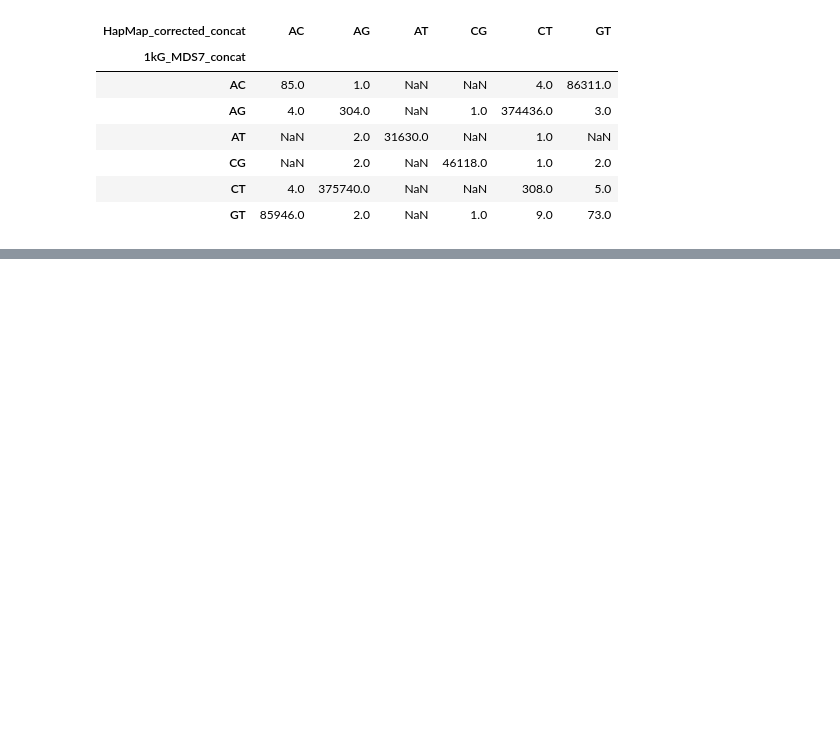
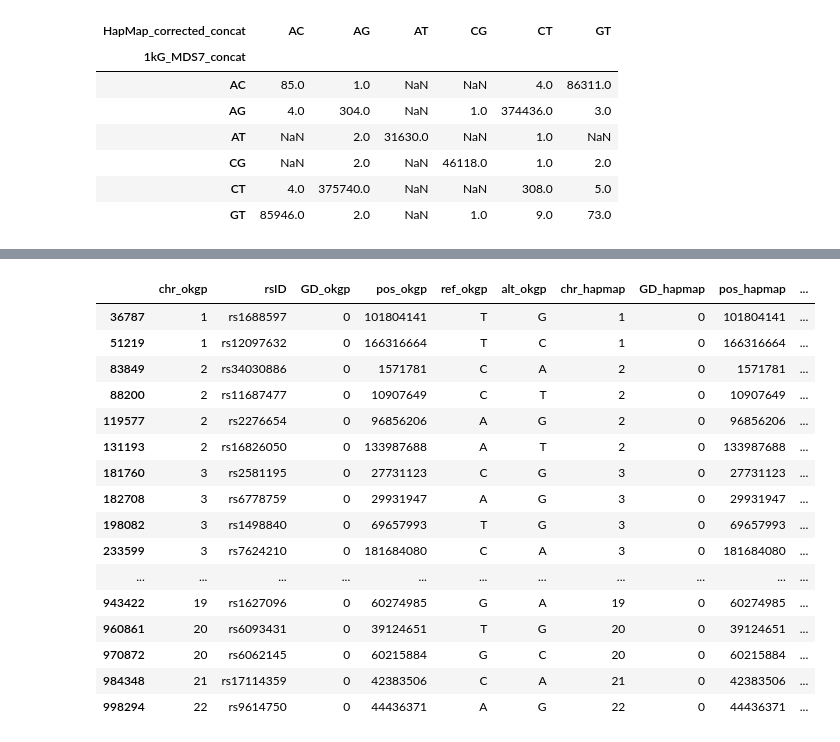
Before and after one commit to Truongphi20/GWA_tutorial, a Jupyter notebook: survey/merge_hapmap_and_okgp/quick_check.ipynb, the cells around one changed output, grey strips where cells are left out. Saved outputs shown, nothing was run; the diff lists cells and outputs as text; code cells hidden in the pictures; blank space fills up the shorter version.

Commit message:
update: apply python script to check strand flipping problem

```diff
--- a/survey/merge_hapmap_and_okgp/quick_check.ipynb
+++ b/survey/merge_hapmap_and_okgp/quick_check.ipynb
@@ -284,0 +350,23 @@ check_trans(hapmap_file, okgp_file, "HapMap_corrected", "1kG_MDS7", use_ref_snps
+# %%
+drop_table = merge_table[~merge_table["check_flipping"]].copy()
+drop_table["check_dropping"] = drop_table["okgp_concat"] != drop_table["hapmap_concat"]
+drop_table = drop_table[drop_table["check_dropping"]]
+drop_table
+# %% [output]
+|  | chr_okgp | rsID | GD_okgp | pos_okgp | ref_okgp | alt_okgp | chr_hapmap | GD_hapmap | pos_hapmap | ... |
+| 36787 | 1 | rs1688597 | 0 | 101804141 | T | G | 1 | 0 | 101804141 | ... |
+| 51219 | 1 | rs12097632 | 0 | 166316664 | T | C | 1 | 0 | 166316664 | ... |
+| 83849 | 2 | rs34030886 | 0 | 1571781 | C | A | 2 | 0 | 1571781 | ... |
+| 88200 | 2 | rs11687477 | 0 | 10907649 | C | T | 2 | 0 | 10907649 | ... |
+| 119577 | 2 | rs2276654 | 0 | 96856206 | A | G | 2 | 0 | 96856206 | ... |
+| 131193 | 2 | rs16826050 | 0 | 133987688 | A | T | 2 | 0 | 133987688 | ... |
+| 181760 | 3 | rs2581195 | 0 | 27731123 | C | G | 3 | 0 | 27731123 | ... |
+| 182708 | 3 | rs6778759 | 0 | 29931947 | A | G | 3 | 0 | 29931947 | ... |
+| 198082 | 3 | rs1498840 | 0 | 69657993 | T | G | 3 | 0 | 69657993 | ... |
+| 233599 | 3 | rs7624210 | 0 | 181684080 | C | A | 3 | 0 | 181684080 | ... |
+| ... | ... | ... | ... | ... | ... | ... | ... | ... | ... | ... |
+| 943422 | 19 | rs1627096 | 0 | 60274985 | G | A | 19 | 0 | 60274985 | ... |
+| 960861 | 20 | rs6093431 | 0 | 39124651 | T | G | 20 | 0 | 39124651 | ... |
+| 970872 | 20 | rs6062145 | 0 | 60215884 | G | C | 20 | 0 | 60215884 | ... |
+| 984348 | 21 | rs17114359 | 0 | 42383506 | C | A | 21 | 0 | 42383506 | ... |
+| 998294 | 22 | rs9614750 | 0 | 44436371 | A | G | 22 | 0 | 44436371 | ... |
```
Also changed, not shown: parts of 2 cells of this notebook, 4 other files.
